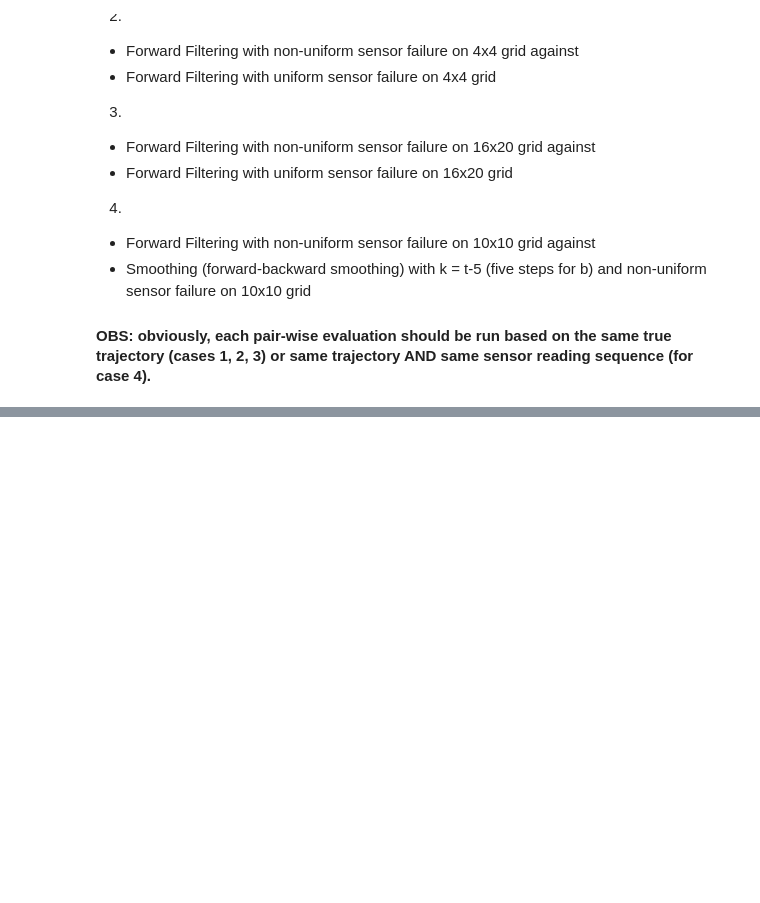
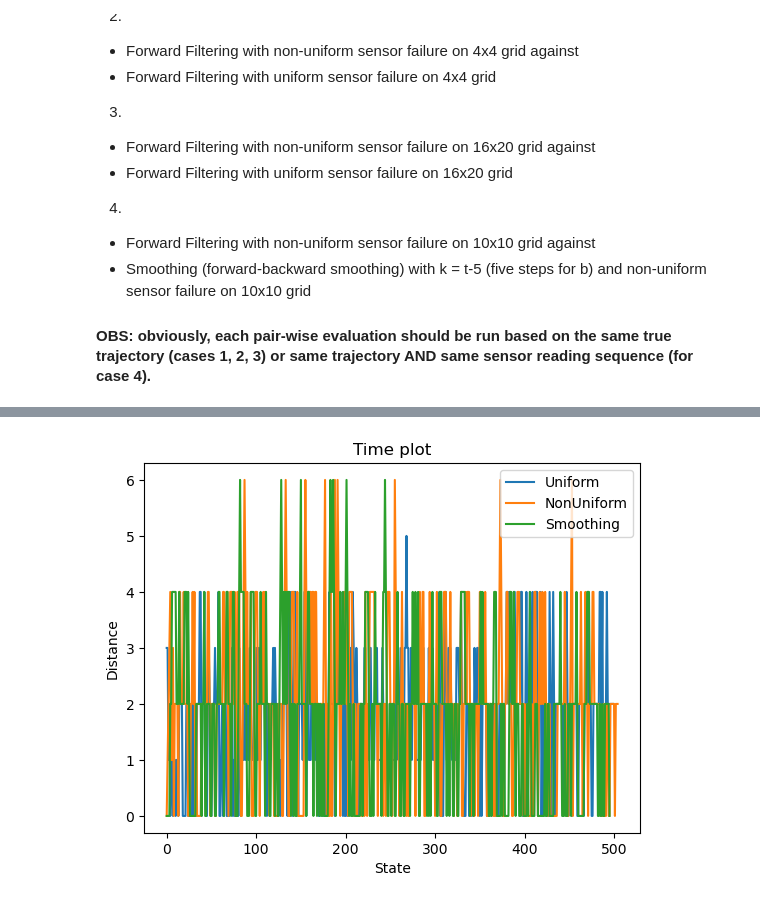
Before and after one commit to ErikMalmgren/EDAP01, a Jupyter notebook: Assignment2/handout2024/RobotLocWrapper.ipynb, the cells around one changed output, grey strips where cells are left out. Cells and saved outputs as stored; diff of their text form; code cells hidden in the pictures; blank space fills up the shorter version.

```diff
--- a/Assignment2/handout2024/RobotLocWrapper.ipynb
+++ b/Assignment2/handout2024/RobotLocWrapper.ipynb
@@ -142,22 +142,103 @@ import numpy as np
 import matplotlib.pyplot as plt
 import random
 
-
+uniform = True
+NO_None = False
 row = 4
 col = 4
+
 
 states = StateModel(row, col)
 transModel = TransitionModel(states)
 obsModelUniform = ObservationModel_UF.ObservationModelUF(states)
-obsModelNonUniform = ObservationModel_NUF.OberservationModel(states)
+obsModelNonUniform = ObservationModel_NUF.ObservationModel(states)
 trueState = random.randint(0, states.get_num_of_states() - 1)
 probs = np.ones(states.get_num_of_states()) / states.get_num_of_states()
 HMMUniform = HMMFilter(probs, transModel, obsModelUniform, states)
 HMMNonUniform = HMMFilter(probs, transModel, obsModelNonUniform, states)
+HMMSmooth = HMMFilter(probs, transModel, obsModelNonUniform, states)
 
 rs = RobotSim(trueState, states)
 truePos = []
+manDistUniform = 0
+listManDistUniform = []
+manDistNonUniform = 0
+listManDistNonUniform = [0, 1, 2, 3, 4]
+manDistSensor = 0
+listManDistSensor = []
+noReading = 0
+sensorSmoothing = []
+smoothing = True
+manDistSmoothing = 0
+listManDistSmoothing = []
 
 for i in range(500):
     trueState = rs.move_once(transModel)
     truePos.append(states.state_to_position(trueState))
+
+    senseUniform = rs.sense_in_current_state(obsModelUniform)
+    senseNonUniform = rs.sense_in_current_state(obsModelNonUniform)
+    probsUniform = HMMUniform.filter(senseUniform)
+    probsNonUniform = HMMNonUniform.filter(senseNonUniform)
+
+    sensorSmoothing.append(senseNonUniform)
+
+    posUniformCopy = probsUniform.copy()
+    posNonUniformCopy = probsNonUniform.copy()
+
+    for state in range(0, states.get_num_of_states(), 4):
+        posUniformCopy[state:state+4] = sum(posUniformCopy[state:state+4])
+        posNonUniformCopy[state:state+4] = sum(posNonUniformCopy[state:state+4])
+
+    estUniform = states.state_to_position(np.argmax(posUniformCopy))
+    estNonUniform = states.state_to_position(np.argmax(posNonUniformCopy))
+
+    if uniform:
+        dist1 = sum(abs(np.array(truePos[len(truePos) -1]) - np.array(estUniform)))
+        manDistUniform += dist1
+        listManDistUniform.append(dist1)
+    if NO_None:
+        if senseNonUniform != None:
+            k = states.state_to_position(senseNonUniform)
+            dist2 = sum(abs(np.array(truePos[len(truePos) -1]) - np.array(k)))
+            manDistSensor += dist2
+            listManDistSensor.append(dist2)
+        else:
+            noReading += 1
+            listManDistSensor.append(-1)
+    dist3 = sum(abs(np.array(truePos[len(truePos) -1]) - np.array(estNonUniform)))
+    manDistNonUniform += dist3
+    listManDistNonUniform.append(dist3)
+
+    if len(sensorSmoothing) == 5 and smoothing:
+        probsSmoothing = HMMSmooth.forwardBackwardSmoothing(sensorSmoothing)
+        forwardPosSmooth = probsSmoothing.copy()
+        for state in range(0, states.get_num_of_states(), 4):
+            forwardPosSmooth[state:state+4] = sum(forwardPosSmooth[state:state+4])
+        estSmooth = states.state_to_position(np.argmax(forwardPosSmooth))
+        dist4 = sum(abs(np.array(truePos[len(truePos) -5]) - np.array(estSmooth)))
+        manDistSmoothing += dist4
+        listManDistSmoothing.append(dist4)
+if uniform:
+    print("Uniform Manhattan distance: ", manDistUniform/len(listManDistUniform))
+    plt.plot([i for i in range(len(listManDistUniform))], listManDistUniform, label="Uniform")
+
+print("Nonuniform Manhattan distance: ", manDistNonUniform/len(listManDistNonUniform))
+plt.plot([i for i in range(len(listManDistNonUniform))], listManDistNonUniform, label="NonUniform")
+
+if NO_None:
+    print("Sensor Manhattan distance: ", manDistSensor/(len(listManDistSensor) - noReading))
+    print("No reading: ", noReading)
+    plt.plot([i for i in range(len(listManDistSensor))], listManDistSensor, label="NonUniform Sensor")
+
+if smoothing:
+    print("Smoothing Manhattan distance: ", manDistSmoothing/len(listManDistSmoothing))
+    plt.plot([i for i in range(len(listManDistSmoothing))], listManDistSmoothing, label="Smoothing")
+    print(len(listManDistSmoothing))
+
+plt.title("Time plot")
+plt.xlabel("State")
+plt.ylabel("Distance")
+plt.legend()
+plt.show()
+# %% [output]
@@ -163,0 +262 @@ for i in range(500):
+[figure, added]
```
Also changed, not shown: parts of 1 cell of this notebook, 1 other file.
